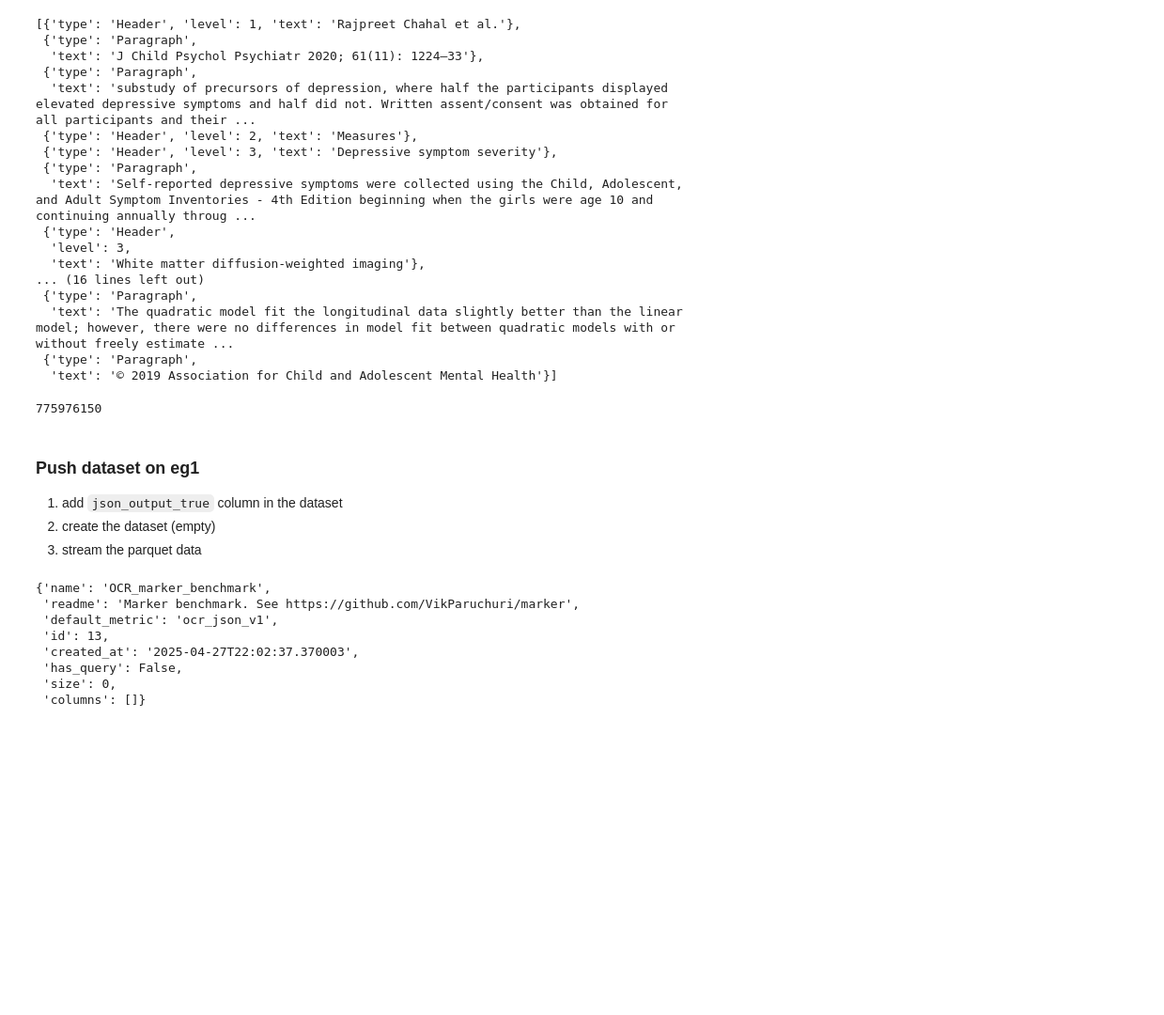
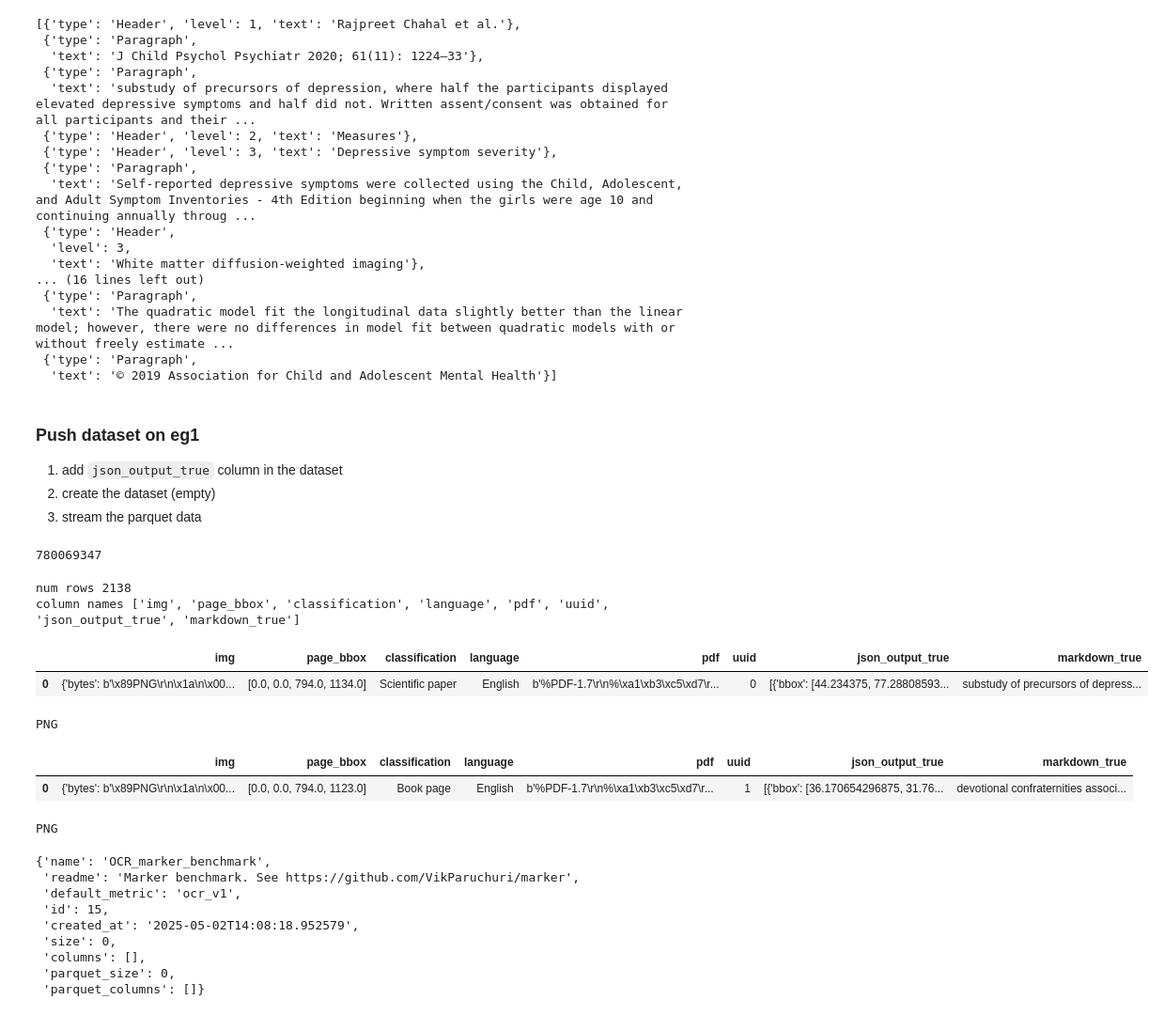
Before and after one commit to etalab-ia/evalap, a Jupyter notebook: notebooks/create_marker_dataset.ipynb, the cells around one changed output. Shown at 94% size. Saved outputs shown, nothing was run; the diff lists cells and outputs as text; code cells hidden in the pictures; blank space fills up the shorter version.

Commit message:
fix: parquet support and schemas

```diff
--- a/notebooks/create_marker_dataset.ipynb
+++ b/notebooks/create_marker_dataset.ipynb
@@ -260,11 +260,6 @@ json.loads(extract_code(result["choices"][0]["message"]["content"]))
   'text': 'The quadratic model fit the longitudinal data slightly better than the linear model; however, there were no differences in model fit between quadratic models with or without freely estimate ...
  {'type': 'Paragraph',
   'text': '© 2019 Association for Child and Adolescent Mental Health'}]
-# %%
-# Try to save the dataset as a parquet file (its around 700 Mo)
-ds["train"].to_parquet("dataset_test.parquet", compression="gzip")
-# %% [output]
-775976150
 # %% [markdown]
 ### Push dataset on eg1
 
@@ -288,10 +287,45 @@ def create_json_output_true(row):
 
 ds["train"] = ds["train"].map(create_json_output_true)
 ds["train"] = ds["train"].remove_columns(["gt_blocks"])
+# %%
+# Try to save the dataset as a parquet file (its around 700 Mo)
+ds["train"].to_parquet("dataset_test.parquet", compression="gzip")
+# %% [output]
+780069347
+# %%
+import pyarrow.parquet as pq
+
+pf = pq.ParquetFile("dataset_test.parquet")
+num_rows = pf.metadata.num_rows
+column_names = pf.schema_arrow.names
+
+print("num rows", num_rows)
+print("column names", column_names)
+# %% [output]
+num rows 2138
+column names ['img', 'page_bbox', 'classification', 'language', 'pdf', 'uuid', 'json_output_true', 'markdown_true']
+# %%
+i = 0
+for batch in pf.iter_batches(batch_size=1):
+    df = batch.to_pandas()
+    display(df.head())
+    # Open the image using Pillow
+    image = Image.open(io.BytesIO(df["img"].iloc[0]["bytes"]))
+    print(image.format)
+    i += 1
+    if i >= 2:
+        break
+# %% [output]
+|  | img | page_bbox | classification | language | pdf | uuid | json_output_true | markdown_true |
+| 0 | {'bytes': b'\x89PNG\r\n\x1a\n\x00... | [0.0, 0.0, 794.0, 1134.0] | Scientific paper | English | b'%PDF-1.7\r\n%\xa1\xb3\xc5\xd7\r... | 0 | [{'bbox': [44.234375, 77.28808593... | substudy of precursors of depress... |
+PNG
+|  | img | page_bbox | classification | language | pdf | uuid | json_output_true | markdown_true |
+| 0 | {'bytes': b'\x89PNG\r\n\x1a\n\x00... | [0.0, 0.0, 794.0, 1123.0] | Book page | English | b'%PDF-1.7\r\n%\xa1\xb3\xc5\xd7\r... | 1 | [{'bbox': [36.170654296875, 31.76... | devotional confraternities associ... |
+PNG
 # %%
 # Create the dataset
 dataset = {"name": "OCR_marker_benchmark", "readme": "Marker benchmark. See https://github.com/VikParuchuri/marker"
-           , "default_metric" : "ocr_json_v1"
+           , "default_metric" : "ocr_v1"
            , "df": "{}"}
 
 response = requests.post(f'{EG1_API_URL}/dataset', json=dataset, headers=eg1_headers)
@@ -300,12 +334,13 @@ dataset
 # %% [output]
 {'name': 'OCR_marker_benchmark',
  'readme': 'Marker benchmark. See https://github.com/VikParuchuri/marker',
- 'default_metric': 'ocr_json_v1',
- 'id': 13,
- 'created_at': '2025-04-27T22:02:37.370003',
- 'has_query': False,
+ 'default_metric': 'ocr_v1',
+ 'id': 15,
+ 'created_at': '2025-05-02T14:08:18.952579',
  'size': 0,
- 'columns': []}
+ 'columns': [],
+ 'parquet_size': 0,
+ 'parquet_columns': []}
 # %%
 # Function to stream data in chunks
 def stream_data(buffer, chunk_size=1024*1024):
```
Also changed, not shown: parts of 3 cells of this notebook, 12 other files.
